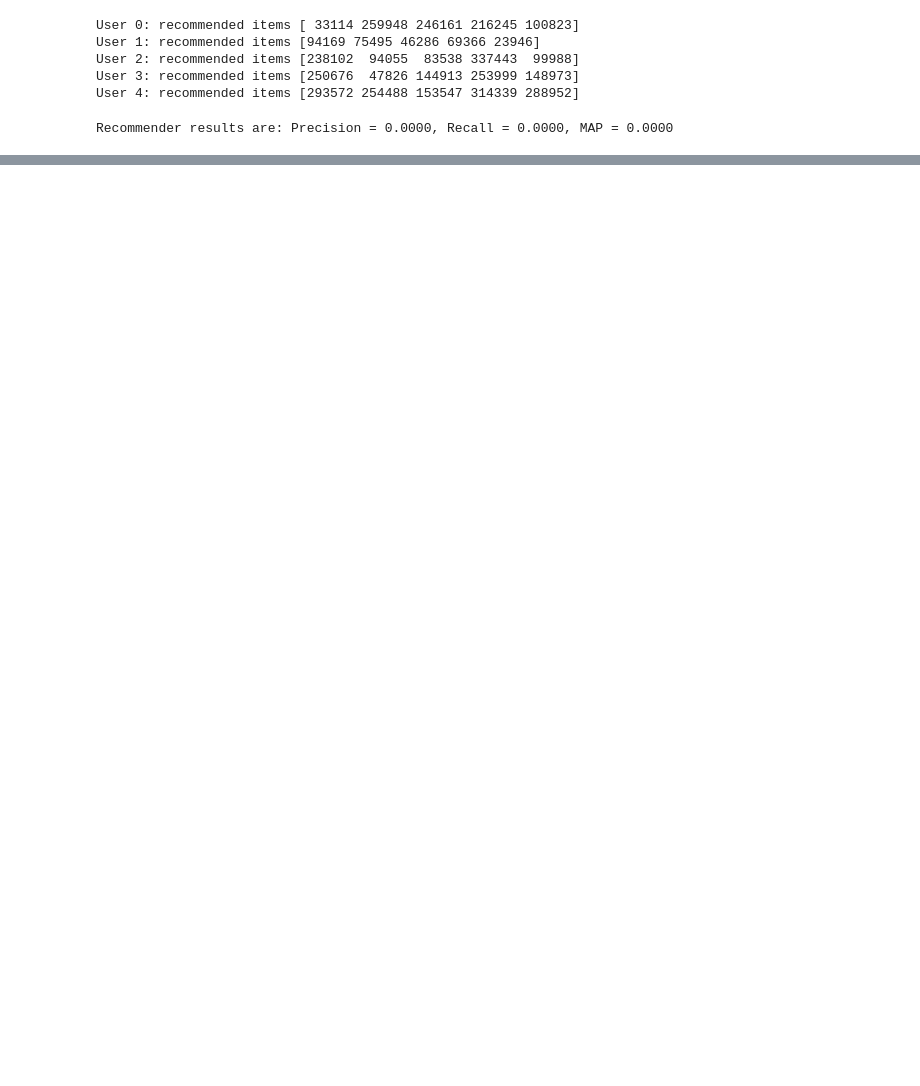
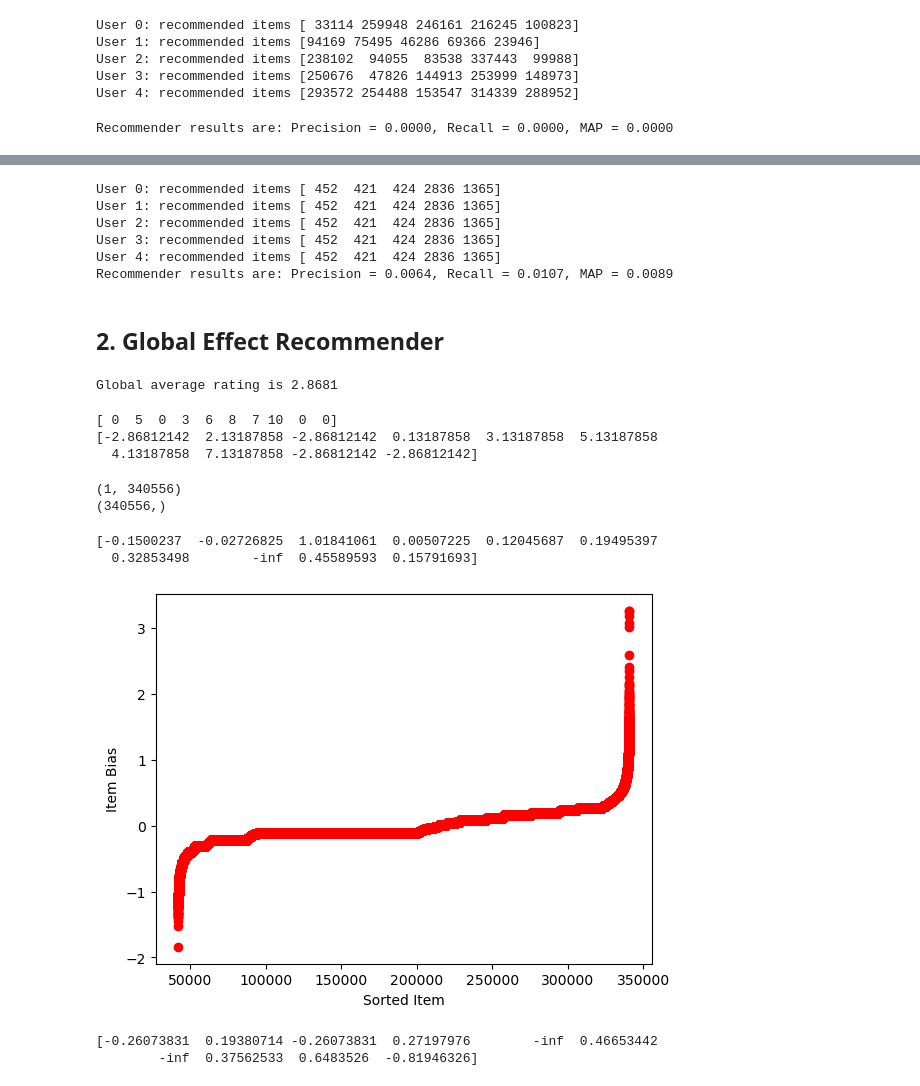
Before and after one commit to edogriba/2025-2026-RS, a Jupyter notebook: Practice01/Practice01.ipynb, the cells around one changed output, grey strips where cells are left out. Cells and saved outputs as stored; diff of their text form; code cells hidden in the pictures; blank space fills up the shorter version.

Commit message:
Implemented Top N and Global Effect Recommmenders

```diff
--- a/Practice01/Practice01.ipynb
+++ b/Practice01/Practice01.ipynb
@@ -269,0 +286,74 @@ Recommender results are: Precision = 0.0000, Recall = 0.0000, MAP = 0.0000
+# %%
+topPopRec = TopPopularRecommender()
+topPopRec.fit(train_URM)
+for user_id in range(5):
+    recommended_items = topPopRec.recommend(user_id, at=5)
+    print("User {}: recommended items {}".format(user_id, recommended_items))
+evaluate_algorithm(test_URM, topPopRec, at=5)
+# %% [output]
+User 0: recommended items [ 452  421  424 2836 1365]
+User 1: recommended items [ 452  421  424 2836 1365]
+User 2: recommended items [ 452  421  424 2836 1365]
+User 3: recommended items [ 452  421  424 2836 1365]
+User 4: recommended items [ 452  421  424 2836 1365]
+Recommender results are: Precision = 0.0064, Recall = 0.0107, MAP = 0.0089
+# %% [markdown]
+## 2. Global Effect Recommender
+# %%
+globalAverage = np.mean(train_URM.data)
+
+print("Global average rating is {:.4f}".format(globalAverage))
+# %% [output]
+Global average rating is 2.8681
+# %%
+train_URM_unbiased = train_URM.copy()
+train_URM_unbiased.data = train_URM_unbiased.data - globalAverage
+
+print(train_URM.data[:10])
+print(train_URM_unbiased.data[:10])
+# %% [output]
+[ 0  5  0  3  6  8  7 10  0  0]
+[-2.86812142  2.13187858 -2.86812142  0.13187858  3.13187858  5.13187858
+  4.13187858  7.13187858 -2.86812142 -2.86812142]
+# %%
+lambda_item = 25
+lambda_user = 10
+
+col_nnz = np.ediff1d(sps.csc_matrix(train_URM_unbiased).indptr)
+
+item_mean_rating = train_URM_unbiased.sum(axis=0) / (col_nnz+lambda_item)
+print(item_mean_rating.shape)
+item_mean_rating = np.array(item_mean_rating).ravel()
+print(item_mean_rating.shape)
+item_mean_rating[col_nnz == 0] = -np.inf
+# %% [output]
+(1, 340556)
+(340556,)
+# %%
+print(item_mean_rating[:10])
+# %% [output]
+[-0.1500237  -0.02726825  1.01841061  0.00507225  0.12045687  0.19495397
+  0.32853498        -inf  0.45589593  0.15791693]
+# %%
+item_mean_rating = np.array(item_mean_rating).squeeze()
+item_mean_rating = np.sort(item_mean_rating[item_mean_rating != 0])
+
+plt.plot(item_mean_rating, 'ro')
+plt.ylabel('Item Bias')
+plt.xlabel('Sorted Item')
+plt.show()
+# %% [output]
+[figure, added]
+# %%
+row_nnz = np.ediff1d(sps.csr_matrix(train_URM_unbiased).indptr)
+
+user_mean_rating = train_URM_unbiased.sum(axis=1).ravel() / (row_nnz + lambda_user)
+
+user_mean_rating = np.array(user_mean_rating).ravel()
+
+user_mean_rating[row_nnz == 0 ] = -np.inf
+
+print(user_mean_rating[:10])
+# %% [output]
+[-0.26073831  0.19380714 -0.26073831  0.27197976        -inf  0.46653442
+        -inf  0.37562533  0.6483526  -0.81946326]
```
Also changed, not shown: parts of 12 cells of this notebook.
